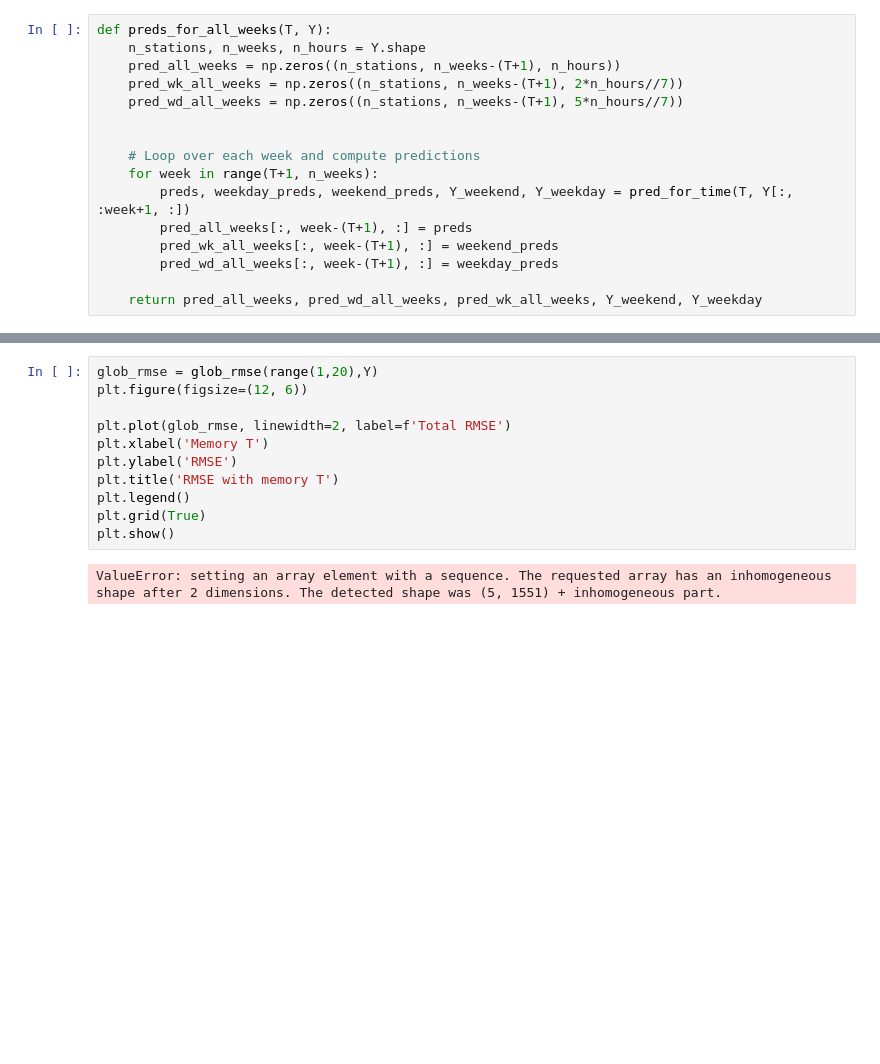
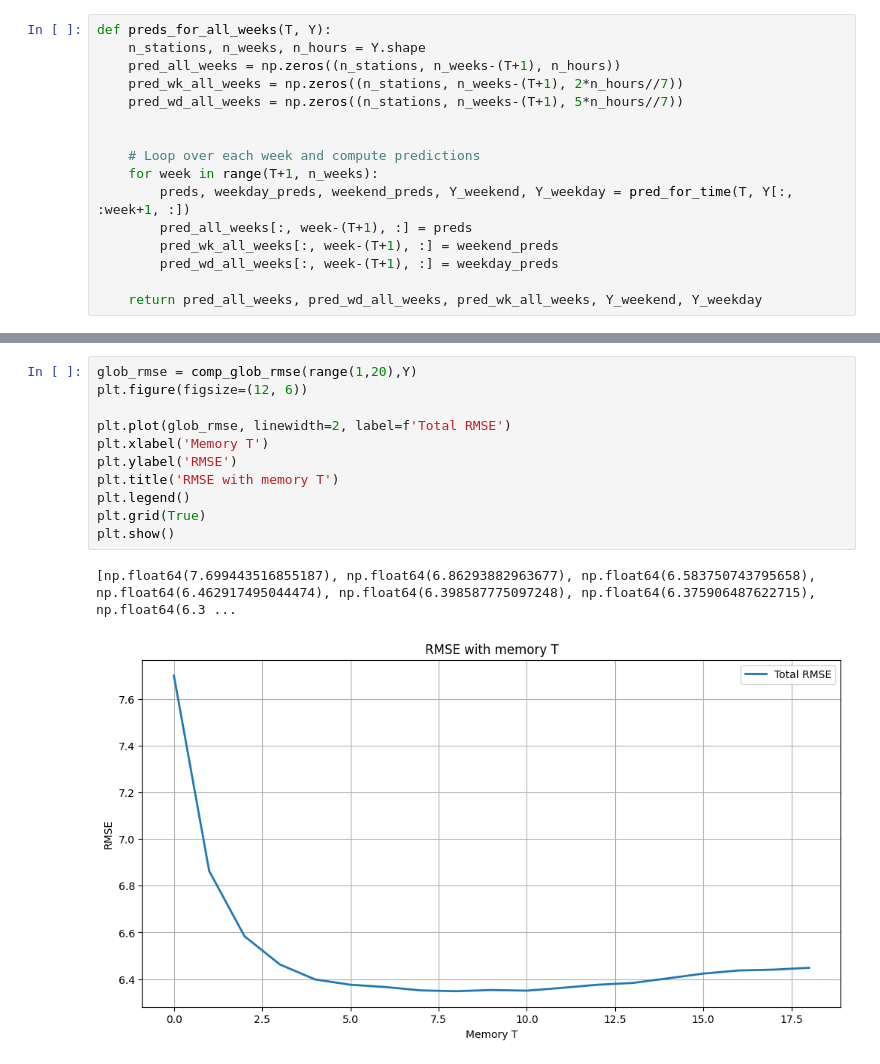
Before and after one commit to ArmanddeCacqueray/Rebalancig_final_repository, a Jupyter notebook: z_benchmark/moyenne.ipynb, the cells around one changed output, grey strips where cells are left out. Cells and saved outputs as stored; diff of their text form; blank space fills up the shorter version.

```diff
--- a/z_benchmark/moyenne.ipynb
+++ b/z_benchmark/moyenne.ipynb
@@ -292,15 +218,16 @@ def glob_rmse(T_range, Y):
     print(glob_rmse)
     return np.array(glob_rmse)
 # %%
-glob_rmse = glob_rmse(range(1,20),Y)
+glob_rmse = comp_glob_rmse(range(1,20),Y)
 plt.figure(figsize=(12, 6))
 
 plt.plot(glob_rmse, linewidth=2, label=f'Total RMSE')
 plt.xlabel('Memory T')
 plt.ylabel('RMSE')
 plt.title('RMSE with memory T')
 plt.legend()
 plt.grid(True)
 plt.show()
 # %% [output]
-ValueError: setting an array element with a sequence. The requested array has an inhomogeneous shape after 2 dimensions. The detected shape was (5, 1551) + inhomogeneous part.
+[np.float64(7.699443516855187), np.float64(6.86293882963677), np.float64(6.583750743795658), np.float64(6.462917495044474), np.float64(6.398587775097248), np.float64(6.375906487622715), np.float64(6.3 ...
+[figure, added]
```
Also changed, not shown: parts of 12 cells of this notebook, 1 other file.
